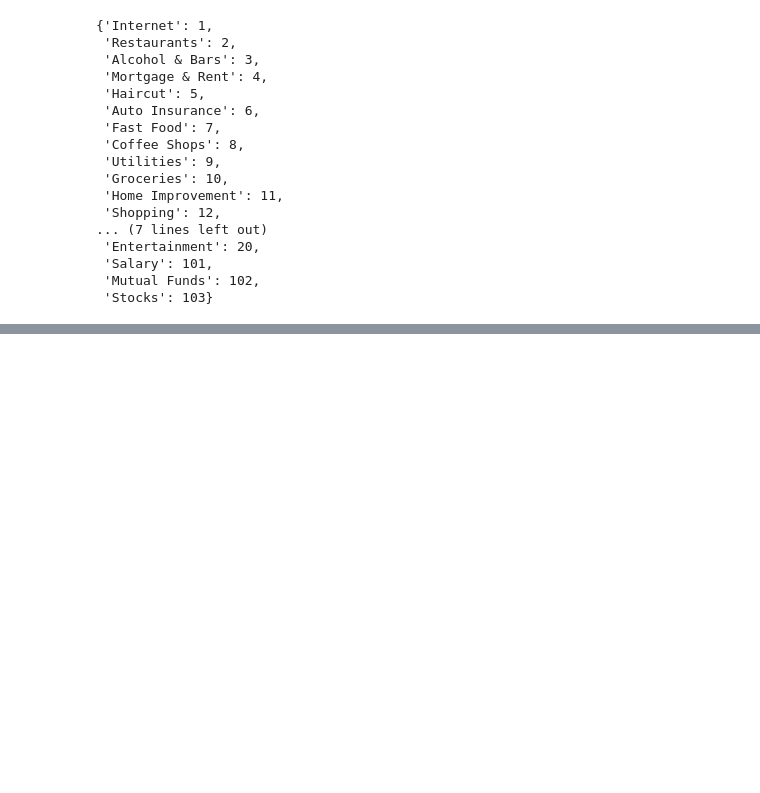
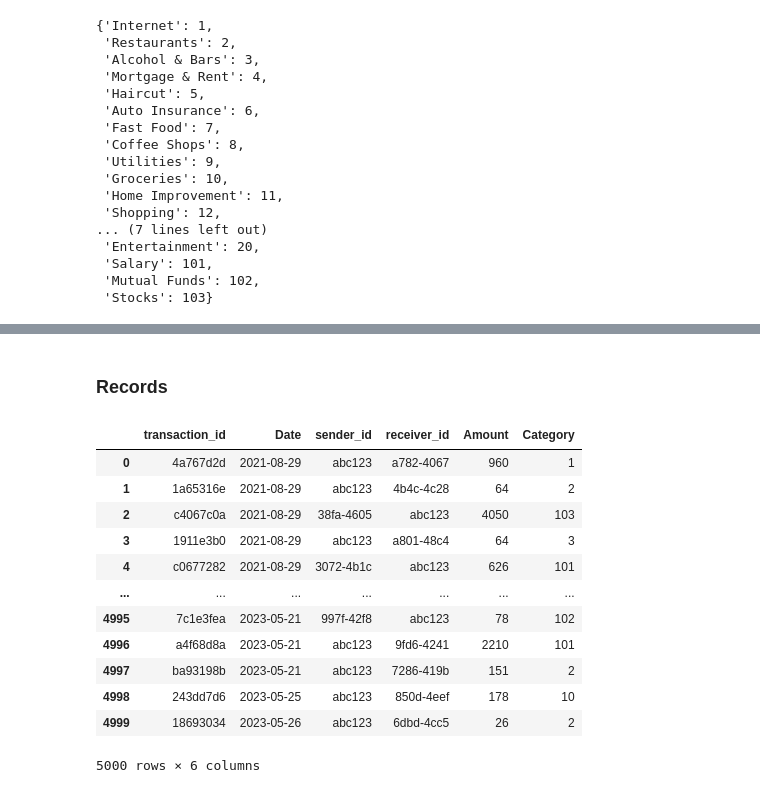
Before and after one commit to vishwasg217/Finance-Tracker-3.0, a Jupyter notebook: notebooks/database.ipynb, the cells around one changed output, grey strips where cells are left out. Drawn from its saved outputs; the diff is of its cells as text; code cells hidden in the pictures; blank space fills up the shorter version.

```diff
--- a/notebooks/database.ipynb
+++ b/notebooks/database.ipynb
@@ -99,0 +175,19 @@ df
+# %% [markdown]
+### Records
+# %%
+df.drop('Transaction Type', axis=1, inplace=True)
+df
+# %% [output]
+|  | transaction_id | Date | sender_id | receiver_id | Amount | Category |
+| 0 | 4a767d2d | 2021-08-29 | abc123 | a782-4067 | 960 | 1 |
+| 1 | 1a65316e | 2021-08-29 | abc123 | 4b4c-4c28 | 64 | 2 |
+| 2 | c4067c0a | 2021-08-29 | 38fa-4605 | abc123 | 4050 | 103 |
+| 3 | 1911e3b0 | 2021-08-29 | abc123 | a801-48c4 | 64 | 3 |
+| 4 | c0677282 | 2021-08-29 | 3072-4b1c | abc123 | 626 | 101 |
+| ... | ... | ... | ... | ... | ... | ... |
+| 4995 | 7c1e3fea | 2023-05-21 | 997f-42f8 | abc123 | 78 | 102 |
+| 4996 | a4f68d8a | 2023-05-21 | abc123 | 9fd6-4241 | 2210 | 101 |
+| 4997 | ba93198b | 2023-05-21 | abc123 | 7286-419b | 151 | 2 |
+| 4998 | 243dd7d6 | 2023-05-25 | abc123 | 850d-4eef | 178 | 10 |
+| 4999 | 18693034 | 2023-05-26 | abc123 | 6dbd-4cc5 | 26 | 2 |
+5000 rows × 6 columns
```
Also changed, not shown: parts of 11 cells of this notebook, 7 other files.
